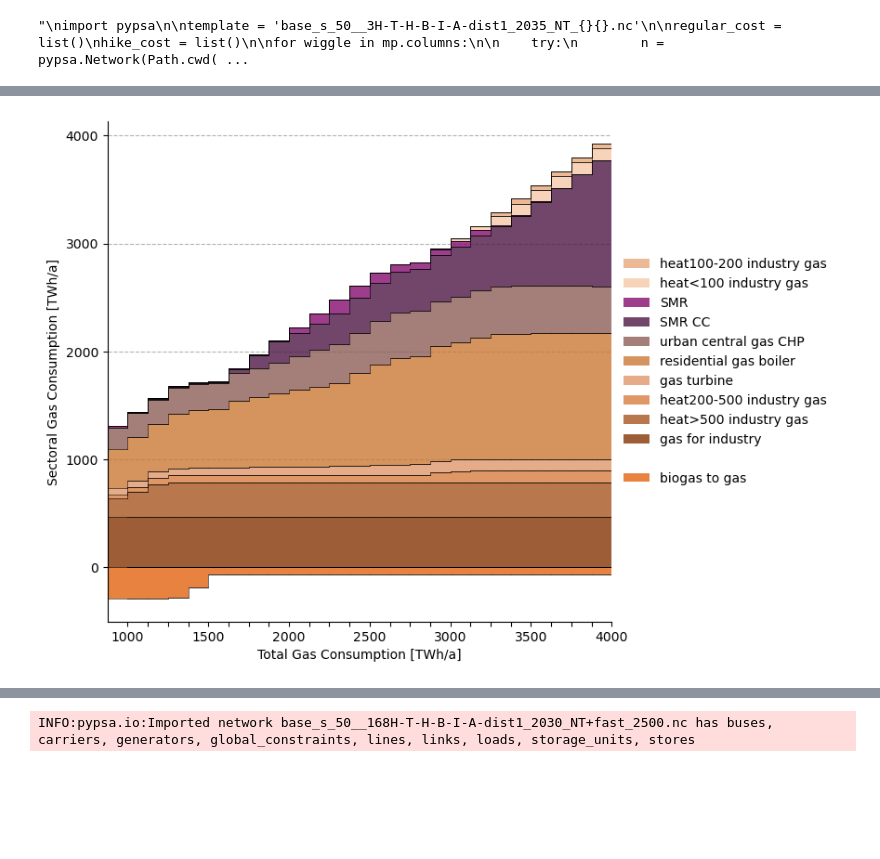
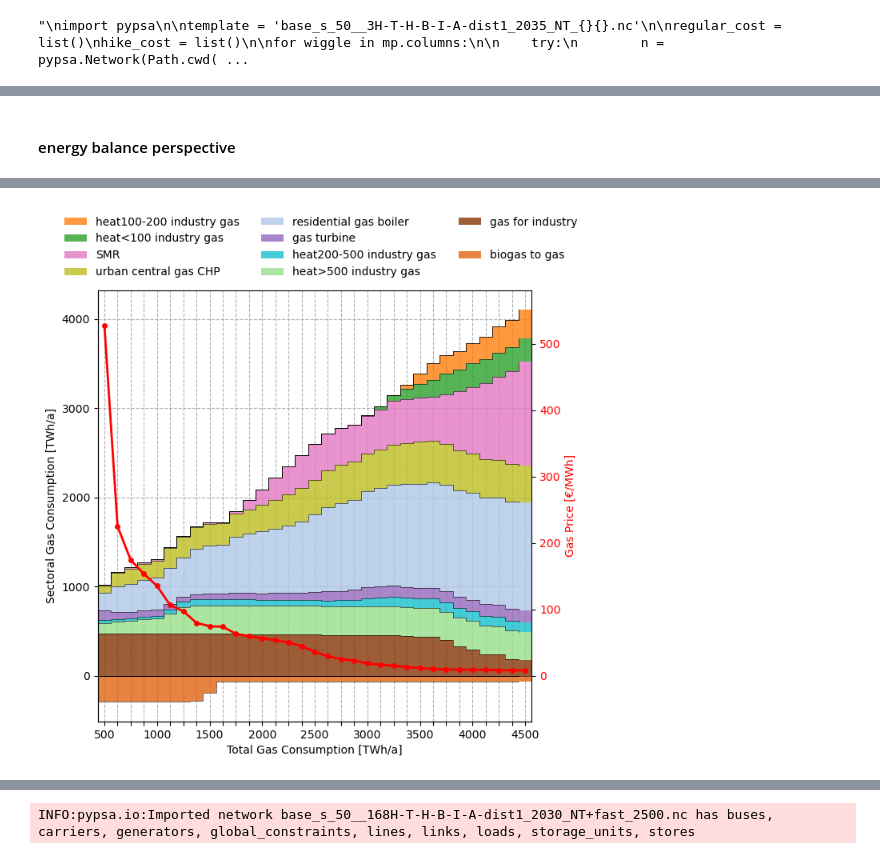
Before and after one commit to LukasFrankenQ/resilient-pypsa-eur, a Jupyter notebook: notebooks/plot_gas_usage.ipynb, the cells around one changed output, grey strips where cells are left out. Saved outputs shown, nothing was run; the diff lists cells and outputs as text; code cells hidden in the pictures; blank space fills up the shorter version.

Commit message:
refined phaseout plot

```diff
--- a/notebooks/plot_gas_usage.ipynb
+++ b/notebooks/plot_gas_usage.ipynb
@@ -595,0 +647,6 @@ plt.show()
+# %%
+# nodal balances
+nb = pd.read_csv(
+    Path.cwd().parent / 'results' / 'csvs' / 'nodal_energy_balance.csv', index_col=list(range(4)), header=list(range(5))
+).loc[:,idx[:,:,:,'NT+fast']]
+nb.columns = nb.columns.get_level_values(-1).astype(int)
@@ -596,3 +907,12 @@ plt.show()
+# %% [markdown]
+#### energy balance perspective
+# %%
+mp = pd.read_csv(
+    Path.cwd().parent / 'results' / 'csvs' / 'prices.csv', index_col=list(range(1)), header=list(range(5))
+).loc[:, idx[:,:,:,'NT+fast']]
+# %%
+gas_price = mp.loc['gas']
+gas_price.index = gas_price.index.get_level_values(-1)
 # %%
 items = [
     # "heat>500 industry gas CC",
@@ -605,7 +925,7 @@ items = [
     "gas turbine",
     "residential gas boiler",
     "urban central gas CHP",
-    "SMR CC",
+    # "SMR CC",
     "SMR",
     "heat<100 industry gas",
     "heat100-200 industry gas",
@@ -661,7 +981,7 @@ for i, carrier in enumerate(items):
         if value < 0:
 
             ax.bar(
-                j,
+                j + width/2,
                 value,
                 bottom=ceilings.loc[con],
                 color=tech_colors[carrier],
@@ -670,16 +990,16 @@ for i, carrier in enumerate(items):
                 )
             ceilings.loc[con] += value
 
-            ax.plot(
-                [j-width/2, j+width/2],
-                [ceilings.loc[con], ceilings.loc[con]],
-                **line_kwargs
-            )
+            # ax.plot(
+            #     [j-width/2, j+width/2],
+            #     [ceilings.loc[con], ceilings.loc[con]],
+            #     **line_kwargs
+            # )
 
         else:
 
             ax.bar(
-                j,
+                j + width/2,
                 value,
                 bottom=bottoms.loc[con],
                 color=tech_colors[carrier],
@@ -689,27 +1009,29 @@ for i, carrier in enumerate(items):
 
             bottoms.loc[con] += value
 
-            ax.plot(
-                [j-width/2, j+width/2],
-                [bottoms.loc[con], bottoms.loc[con]],
-                **line_kwargs
-            )
+            # ax.plot(
+            #     [j-width/2, j+width/2],
+            #     [bottoms.loc[con], bottoms.loc[con]],
+             #    **line_kwargs
+           #  )
 
     ax.step(
-        np.arange(len(bottoms)) + width/2,
+        np.arange(len(bottoms)),# + width/2,
         bottoms.values,
+        where='post',
         **line_kwargs
     )
     ax.step(
-        np.arange(len(bottoms)) + width/2,
+        np.arange(len(bottoms)),# + width/2,
         ceilings.values,
+        where='post',
         **line_kwargs
     )
 
 ax.set_xlim(-width/2, len(bottoms) - width/2)
 ax.spines['right'].set_visible(False)
 ax.spines['top'].set_visible(False)
-ax.grid(linestyle='--', alpha=1, axis='y')
+ax.grid(linestyle='--', alpha=1)
 ax.set_axisbelow(True)
 
 ax.set_xticks(np.arange(len(bottoms)) + width/2)
@@ -737,10 +1059,36 @@ labels.append('')
 labels.append('biogas to gas')
 handles.append(plt.Rectangle((0, 0), 1, 1, fc=tech_colors['biogas to gas'], alpha=0.8))
 
-ax.legend(handles, labels, loc='center left', bbox_to_anchor=(1, 0.5), frameon=False)
+ax.legend(handles, labels, loc='center left', bbox_to_anchor=(-0.1, 1.1), frameon=False, ncol=3)
 
 ax.set_xlabel('Total Gas Consumption [TWh/a]')
 ax.set_ylabel('Sectoral Gas Consumption [TWh/a]')
 
+ax2 = ax.twinx()
+
+y1_min, y1_max = ax.get_ylim()
+
+if y1_min < 0 < y1_max:
+    zero_fraction = -y1_min / (y1_max - y1_min)
+else:
+    zero_fraction = 0  # If y=0 is not in range, default to bottom
+
+gas_price_min = gas_price.min()
+gas_price_max = gas_price.max()
+
+y2_max = gas_price_max * 1.1  # Add 10% padding at the top
+
+if zero_fraction < 1:
+    y2_min = -zero_fraction * y2_max / (1 - zero_fraction)
+else:
+    y2_min = gas_price_min * 0.9  # Fallback if zero_fraction is 1
+
+ax2.plot(np.arange(len(gas_price)) + width/2, gas_price.values, color='red', linewidth=2, marker='o', markersize=4)
+ax2.set_xlim(0, len(bottoms))
+ax2.set_ylim(y2_min, y2_max)
+ax2.set_ylabel('Gas Price [€/MWh]', color='red')
+ax2.tick_params(axis='y', labelcolor='red')
+
+
 plt.show()
 # %% [output]
@@ -753,2 +1101,2 @@ Index(['Combined-Cycle Gas', 'Open-Cycle Gas', 'SMR', 'SMR CC', 'Sabatier',
       dtype='object', name='carrier')
-[figure, old version]
+[figure, new version]
```
Also changed, not shown: parts of 33 cells of this notebook, 1 other file.
